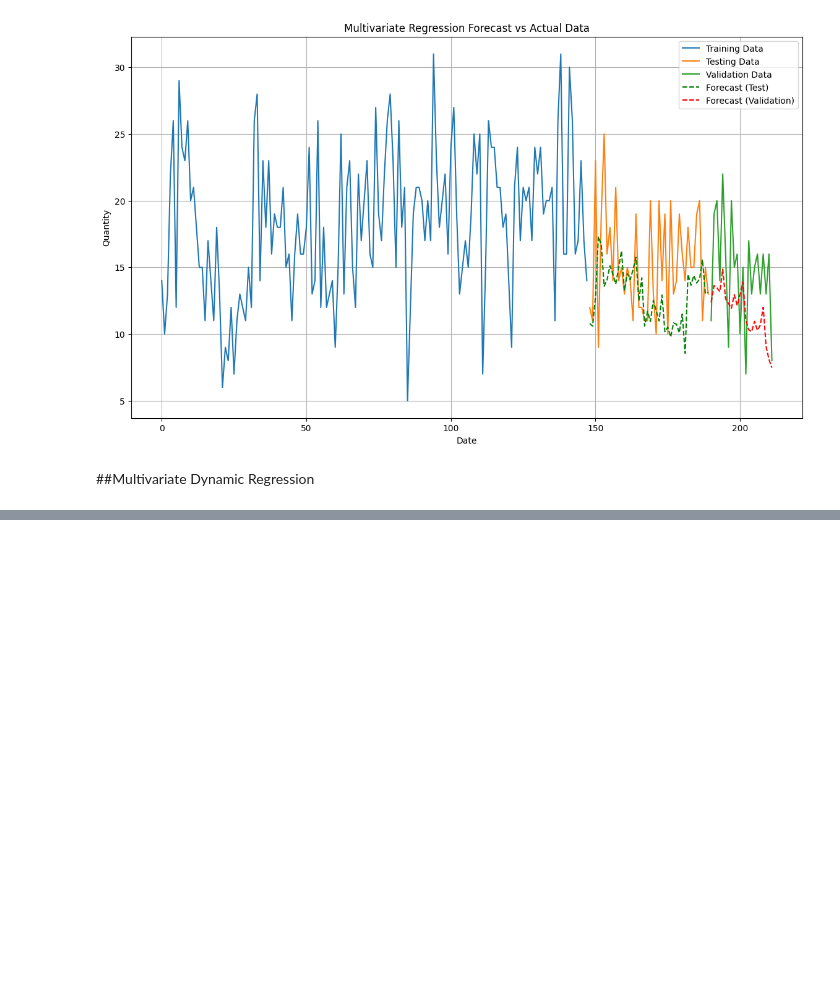
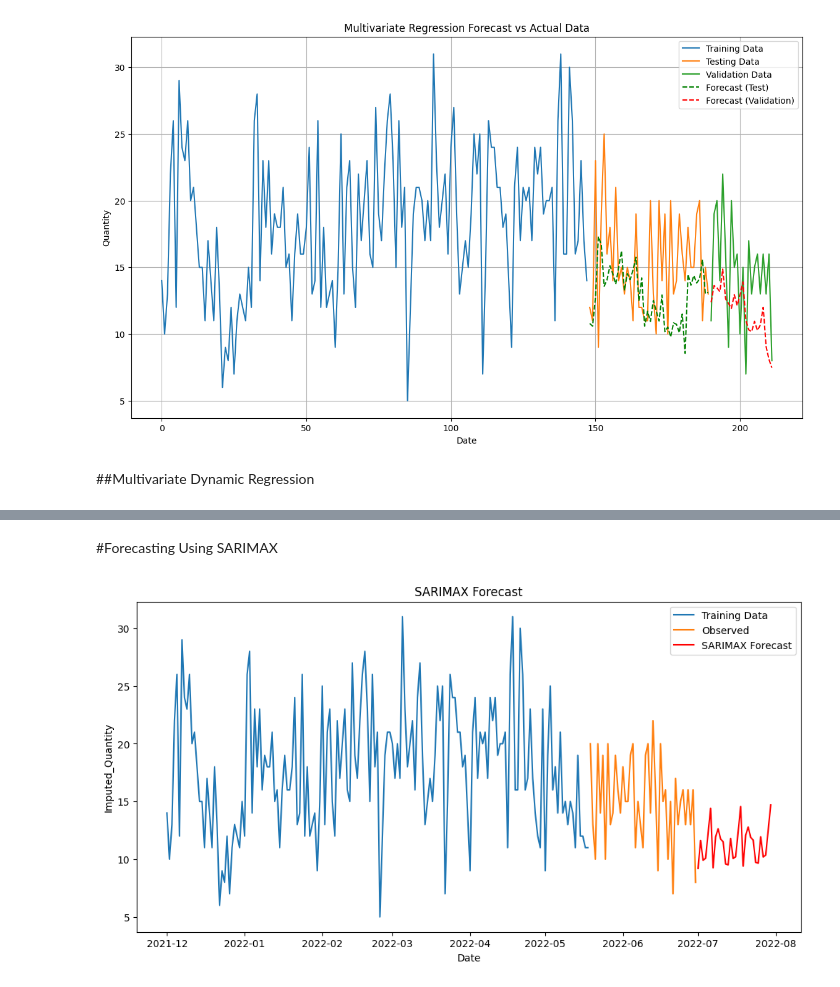
Before and after one commit to springboardmentor436z/FutureCart--AI-Driven-Demand-Prediction, a Jupyter notebook: Futurecart (1) (1).ipynb, the cells around one changed output, grey strips where cells are left out. Cells and saved outputs as stored; diff of their text form; code cells hidden in the pictures; blank space fills up the shorter version.

```diff
--- a/Futurecart (1) (1).ipynb
+++ b/Futurecart (1) (1).ipynb
@@ -1664,0 +1760,53 @@ strong multicollinearity problems or that the design matrix is singular.
+# %% [markdown]
+#Forecasting Using SARIMAX
+# %%
+import pandas as pd
+from statsmodels.tsa.statespace.sarimax import SARIMAX
+import matplotlib.pyplot as plt
+
+# Load the final dataset (ensure correct path to CSV file)
+final_dataset = pd.read_csv('final_dataset.csv')
+
+# Preprocessing (assuming Day Index is the correct column)
+final_dataset['Day Index'] = pd.to_datetime(final_dataset['Day Index'], format='%Y-%m-%d')  # Modify format if needed
+final_dataset.set_index('Day Index', inplace=True)
+
+# Split data into train and test
+train_size = int(len(final_dataset) * 0.8)
+train, test = final_dataset[:train_size], final_dataset[train_size:]
+
+# Assuming you have preprocessed exogenous variables for training and testing
+train_exog = train[['Clicks', 'Impressions']]  # Replace with actual exogenous variables
+test_exog = test[['Clicks', 'Impressions']]    # Replace with actual exogenous variables
+
+# Fit SARIMAX model
+sarimax_model = SARIMAX(train['Imputed_Quantity'], order=(1, 1, 1), seasonal_order=(1, 1, 1, 12), exog=train_exog)
+sarimax_model_fit = sarimax_model.fit()
+
+# Forecast for the future (e.g., 1 month ahead)
+forecast_steps = 30  # Forecasting for 30 days
+future_dates = pd.date_range(start=test.index[-1], periods=forecast_steps+1, freq='D')[1:]
+
+# Make forecasts for the future period using exogenous variables for the forecast period
+# You need to provide the future exogenous variables for prediction
+# Assuming you have some forecasted exogenous data (e.g., future clicks and impressions)
+future_exog = pd.DataFrame({
+    'Clicks': [100] * forecast_steps,  # Replace with actual future values
+    'Impressions': [200] * forecast_steps  # Replace with actual future values
+}, index=future_dates)
+
+# Make predictions (forecast) using the SARIMAX model
+sarimax_forecast = sarimax_model_fit.forecast(steps=forecast_steps, exog=future_exog)
+
+# Plot the predictions
+plt.figure(figsize=(12, 6))
+plt.plot(train.index, train['Imputed_Quantity'], label='Training Data')
+plt.plot(test.index, test['Imputed_Quantity'], label='Observed')
+plt.plot(future_dates, sarimax_forecast, color='red', label='SARIMAX Forecast')
+plt.title('SARIMAX Forecast')
+plt.xlabel('Date')
+plt.ylabel('Imputed_Quantity')
+plt.legend()
+plt.show()
+# %% [output]
+[figure, added]
```
Also changed, not shown: parts of 6 cells of this notebook.
